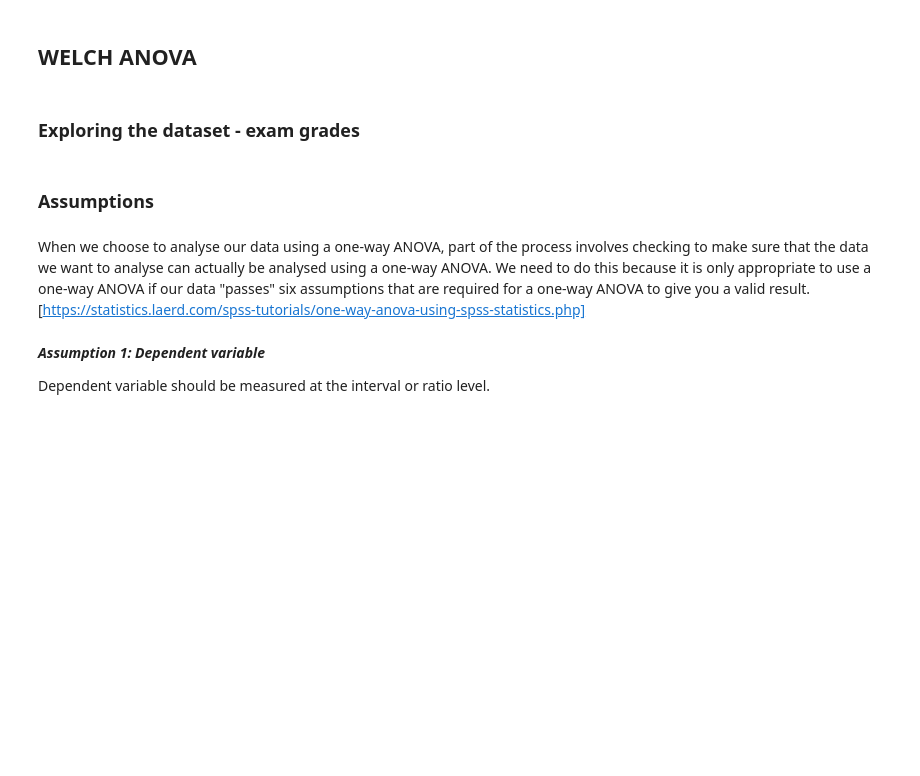
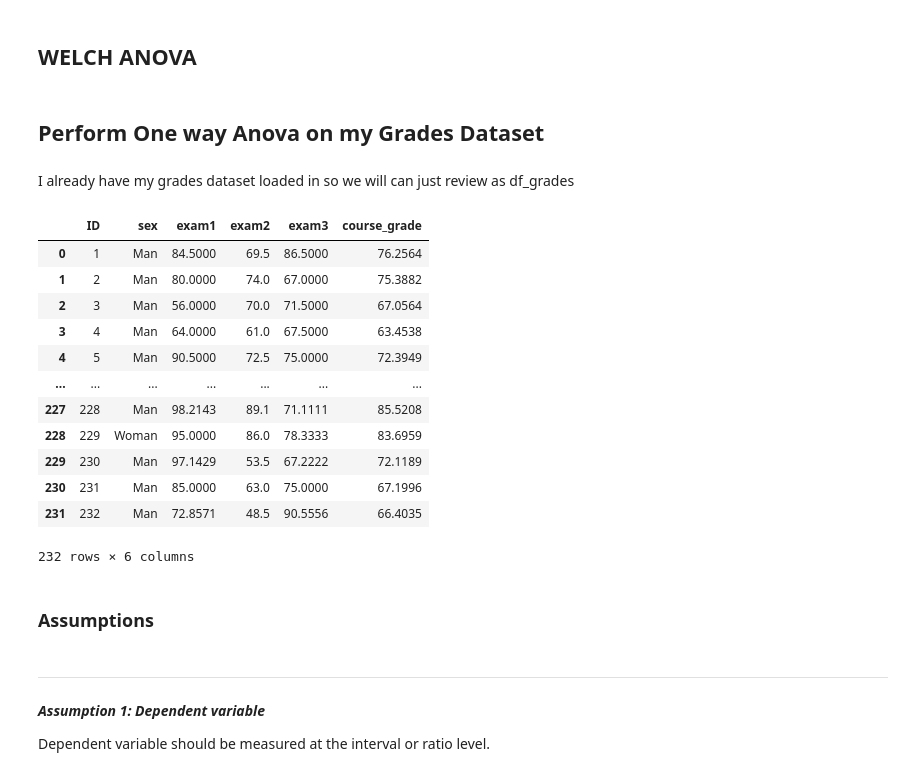
Before and after one commit to brendantipp/gmit_mls_2021, a Jupyter notebook: scipy-stats.ipynb, the cells around one changed output. Saved outputs shown, nothing was run; the diff lists cells and outputs as text; code cells hidden in the pictures; blank space fills up the shorter version.

Commit message:
cleaned up dataset folder, udpated one way annova improved

```diff
--- a/scipy-stats.ipynb
+++ b/scipy-stats.ipynb
@@ -373,5 +432,3 @@ ss.f_oneway(
 We can see that the significance value is 0.021 (i.e., p = .021), which is below 0.05. and, therefore, there is a statistically significant difference in the mean length of time to complete the spreadsheet problem between the different courses takE
 # %% [markdown]
 ## WELCH ANOVA
-# %% [markdown]
-### Exploring the dataset - exam grades
@@ -383,3 +435,21 @@ df_grades
+# %% [markdown]
+## Perform One way Anova on my Grades Dataset
+# %% [markdown]
+I already have my grades dataset loaded in so we will can just review as df_grades
 # %%
-#display on screen first 5 rows
-df_grades.head()
+#display dataframe
+df_grades
+# %% [output]
+|  | ID | sex | exam1 | exam2 | exam3 | course_grade |
+| 0 | 1 | Man | 84.5000 | 69.5 | 86.5000 | 76.2564 |
+| 1 | 2 | Man | 80.0000 | 74.0 | 67.0000 | 75.3882 |
+| 2 | 3 | Man | 56.0000 | 70.0 | 71.5000 | 67.0564 |
+| 3 | 4 | Man | 64.0000 | 61.0 | 67.5000 | 63.4538 |
+| 4 | 5 | Man | 90.5000 | 72.5 | 75.0000 | 72.3949 |
+| ... | ... | ... | ... | ... | ... | ... |
+| 227 | 228 | Man | 98.2143 | 89.1 | 71.1111 | 85.5208 |
+| 228 | 229 | Woman | 95.0000 | 86.0 | 78.3333 | 83.6959 |
+| 229 | 230 | Man | 97.1429 | 53.5 | 67.2222 | 72.1189 |
+| 230 | 231 | Man | 85.0000 | 63.0 | 75.0000 | 67.1996 |
+| 231 | 232 | Man | 72.8571 | 48.5 | 90.5556 | 66.4035 |
+232 rows × 6 columns
@@ -389,7 +456,7 @@ df_grades.describe()
 # %% [markdown]
 ### **Assumptions**
-# %% [markdown]
-When we choose to analyse our data using a one-way ANOVA, part of the process involves checking to make sure that the data we want to analyse can actually be analysed using a one-way ANOVA. We need to do this because it is only appropriate to use a one-way ANOVA if our data "passes" six assumptions that are required for a one-way ANOVA to give you a valid result. [https://statistics.laerd.com/spss-tutorials/one-way-anova-using-spss-statistics.php]
+# %% [markdown]
+________________
 # %% [markdown]
 ***Assumption 1: Dependent variable***
 
```
Also changed, not shown: parts of 45 cells of this notebook, 3 other files.
